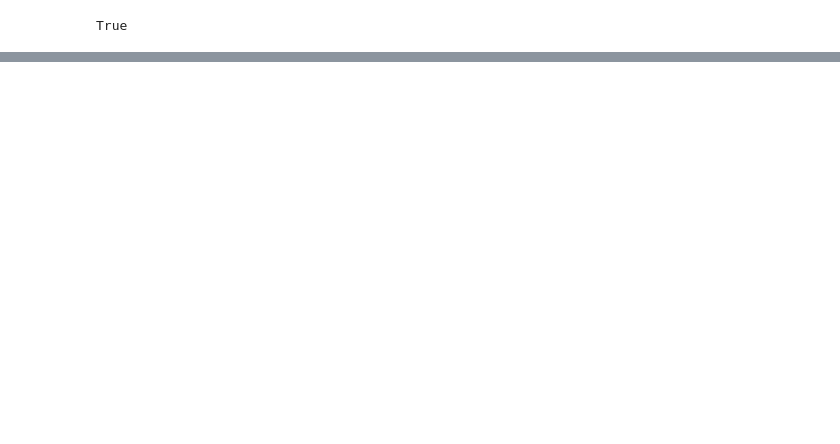
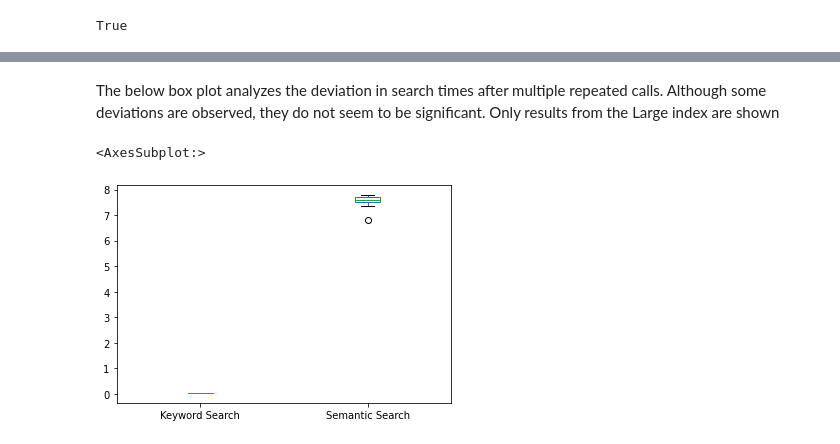
Before and after one commit to md-experiments/elastic_transformers, a Jupyter notebook: notebooks/Searching_with_ElasticTransformers.ipynb, the cells around one changed output, grey strips where cells are left out. Cells and saved outputs as stored; diff of their text form; code cells hidden in the pictures; blank space fills up the shorter version.

```diff
--- a/notebooks/Searching_with_ElasticTransformers.ipynb
+++ b/notebooks/Searching_with_ElasticTransformers.ipynb
@@ -97,0 +121,29 @@ df.shape
+# %%
+
+queries=['Amazon','news','security thread','tech news','new vaccine developed new cure','results game today all winners']
+result_sizes=[1,10,100]
+repeat=10
+
+col_names=['search index','search type','search size' , 'query', '# tokens query','repeat','time taken']
+search_to_compare={'dense':'Semantic Search','match':'Keyword Search'}
+indices_to_compare={'et-tiny':'Tiny','et-medium':'Medium','et-test':'Large'}
+
+res=[]
+for i in trange(repeat):
+    for index in indices_to_compare:
+        for search_type in search_to_compare:
+            for query in queries:
+                for size in result_sizes:
+                    t0=datetime.datetime.now()
+                    _ = et.search(query=query,
+                                  field='headline_text',
+                                  index_name=index,
+                                  type=search_type,
+                                  embedder=embed_wrapper,
+                                  size=size)
+                    t1=datetime.datetime.now()
+                    time_taken=(t1-t0).total_seconds()
+                    res.append([indices_to_compare[index], search_labels[search_type], size, query, len(query.split()), i,time_taken])
+
+result_df=pd.DataFrame(res, columns=col_names)
+result_df.to_csv('data/results_search.csv')
@@ -97,0 +177,12 @@ df.shape
+# %% [markdown]
+The below box plot analyzes the deviation in search times after multiple repeated calls. Although some deviations are observed, they do not seem to be significant. Only results from the Large index are shown
+# %%
+box_df=result_df[(result_df['search index']=='Large')].copy()
+pd.pivot_table(box_df[['search type','time taken','repeat']][4:],
+               values='time taken',
+                    index='repeat',
+                    columns='search type',
+                    aggfunc='mean',).plot.box()
+# %% [output]
+<AxesSubplot:>
+[figure, added]
```
Also changed, not shown: parts of 20 cells of this notebook, 4 other files.
